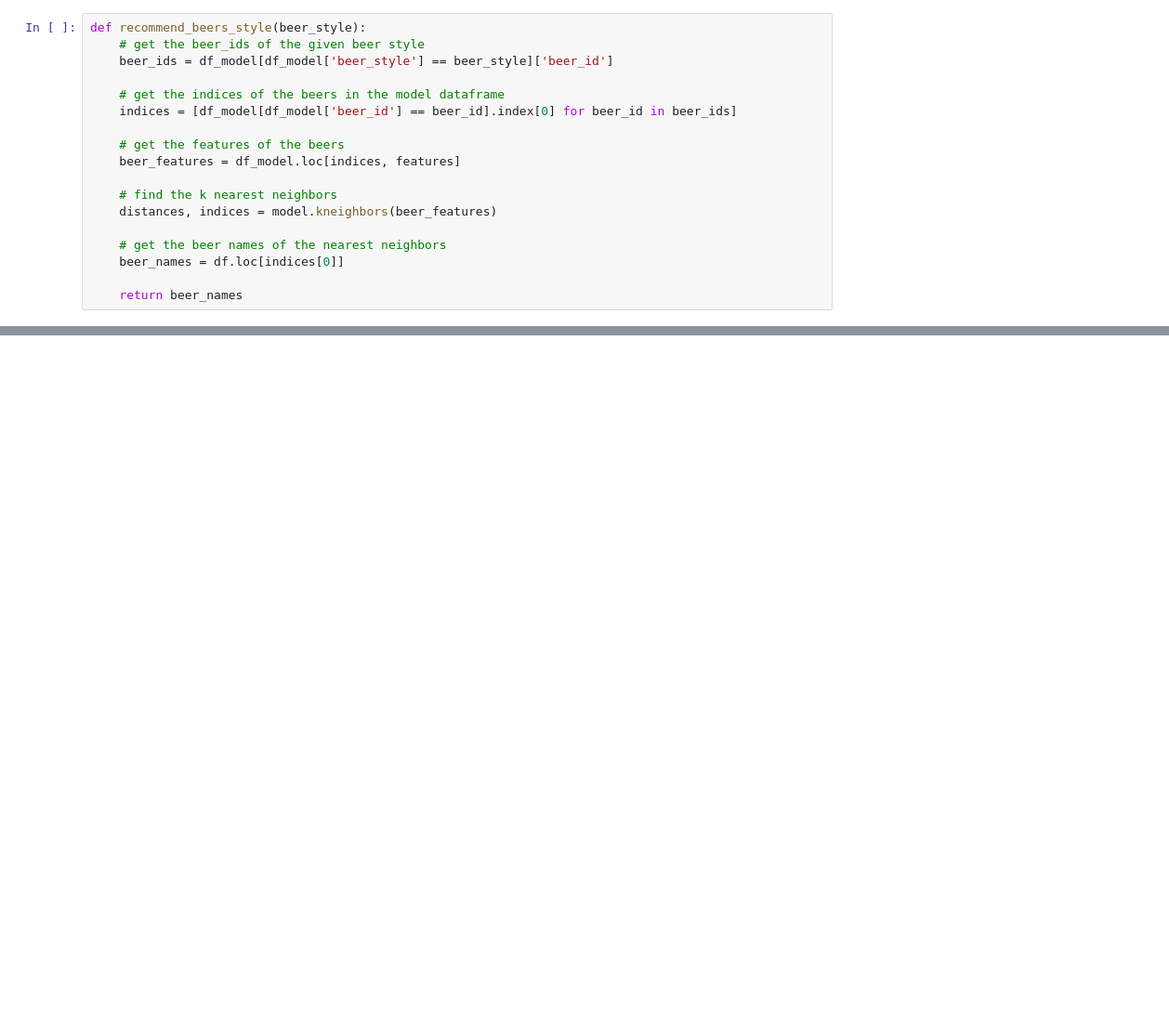
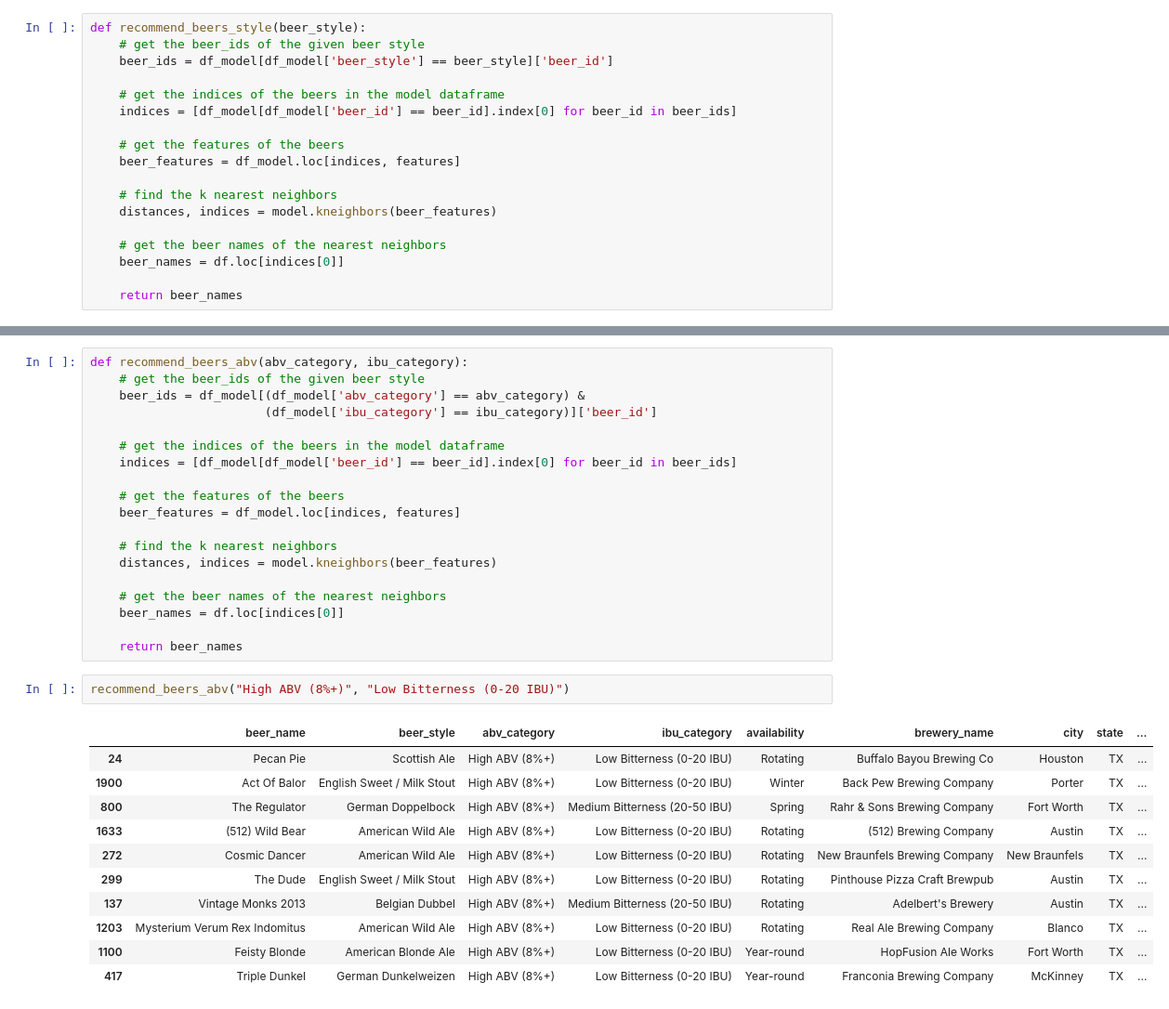
Before and after one commit to WilliamDHughes/smu_project4_beer_reviews, a Jupyter notebook: Beer Recommender Final.ipynb, the cells around one changed output, grey strips where cells are left out. Shown: that part at 93% size. Drawn from its saved outputs; the diff is of its cells as text; blank space fills up the shorter version.

```diff
--- a/Beer Recommender Final.ipynb
+++ b/Beer Recommender Final.ipynb
@@ -99,0 +118,33 @@ recommend_beers_style("American Imperial Stout")
+# %%
+def recommend_beers_abv(abv_category, ibu_category):
+    # get the beer_ids of the given beer style
+    beer_ids = df_model[(df_model['abv_category'] == abv_category) &
+                        (df_model['ibu_category'] == ibu_category)]['beer_id']
+
+    # get the indices of the beers in the model dataframe
+    indices = [df_model[df_model['beer_id'] == beer_id].index[0] for beer_id in beer_ids]
+
+    # get the features of the beers
+    beer_features = df_model.loc[indices, features]
+
+    # find the k nearest neighbors
+    distances, indices = model.kneighbors(beer_features)
+
+    # get the beer names of the nearest neighbors
+    beer_names = df.loc[indices[0]]
+
+    return beer_names
+# %%
+recommend_beers_abv("High ABV (8%+)", "Low Bitterness (0-20 IBU)")
+# %% [output]
+|  | beer_name | beer_style | abv_category | ibu_category | availability | brewery_name | city | state | ... |
+| 24 | Pecan Pie | Scottish Ale | High ABV (8%+) | Low Bitterness (0-20 IBU) | Rotating | Buffalo Bayou Brewing Co | Houston | TX | ... |
+| 1900 | Act Of Balor | English Sweet / Milk Stout | High ABV (8%+) | Low Bitterness (0-20 IBU) | Winter | Back Pew Brewing Company | Porter | TX | ... |
+| 800 | The Regulator | German Doppelbock | High ABV (8%+) | Medium Bitterness (20-50 IBU) | Spring | Rahr & Sons Brewing Company | Fort Worth | TX | ... |
+| 1633 | (512) Wild Bear | American Wild Ale | High ABV (8%+) | Low Bitterness (0-20 IBU) | Rotating | (512) Brewing Company | Austin | TX | ... |
+| 272 | Cosmic Dancer | American Wild Ale | High ABV (8%+) | Low Bitterness (0-20 IBU) | Rotating | New Braunfels Brewing Company | New Braunfels | TX | ... |
+| 299 | The Dude | English Sweet / Milk Stout | High ABV (8%+) | Low Bitterness (0-20 IBU) | Rotating | Pinthouse Pizza Craft Brewpub | Austin | TX | ... |
+| 137 | Vintage Monks 2013 | Belgian Dubbel | High ABV (8%+) | Medium Bitterness (20-50 IBU) | Rotating | Adelbert's Brewery | Austin | TX | ... |
+| 1203 | Mysterium Verum Rex Indomitus | American Wild Ale | High ABV (8%+) | Low Bitterness (0-20 IBU) | Rotating | Real Ale Brewing Company | Blanco | TX | ... |
+| 1100 | Feisty Blonde | American Blonde Ale | High ABV (8%+) | Low Bitterness (0-20 IBU) | Year-round | HopFusion Ale Works | Fort Worth | TX | ... |
+| 417 | Triple Dunkel | German Dunkelweizen | High ABV (8%+) | Low Bitterness (0-20 IBU) | Year-round | Franconia Brewing Company | McKinney | TX | ... |
```
Also changed, not shown: parts of 7 cells of this notebook.
